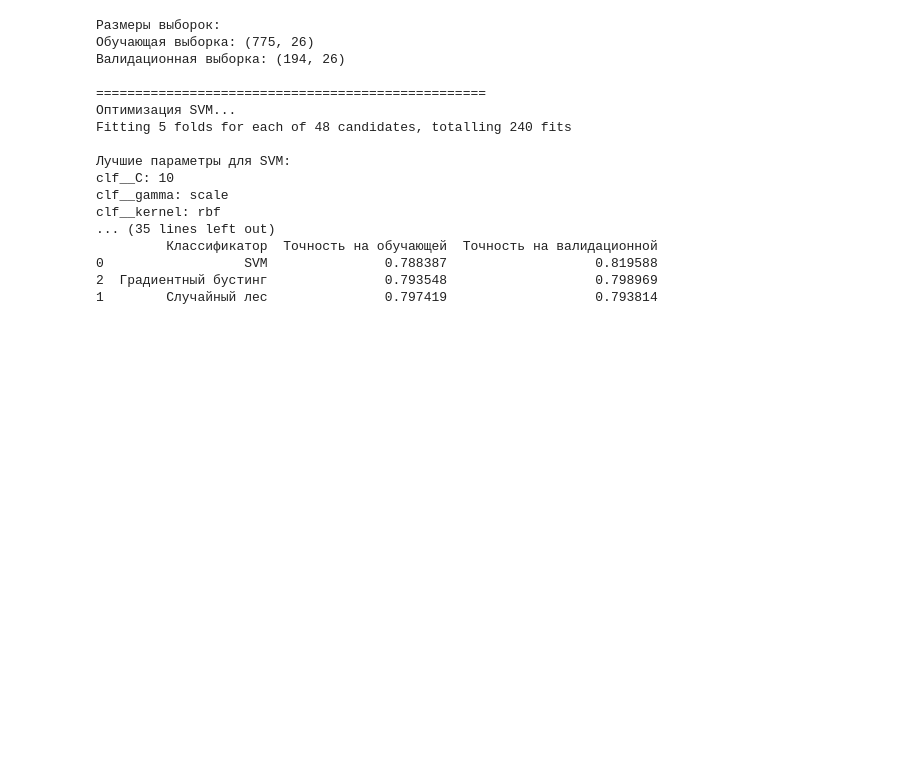
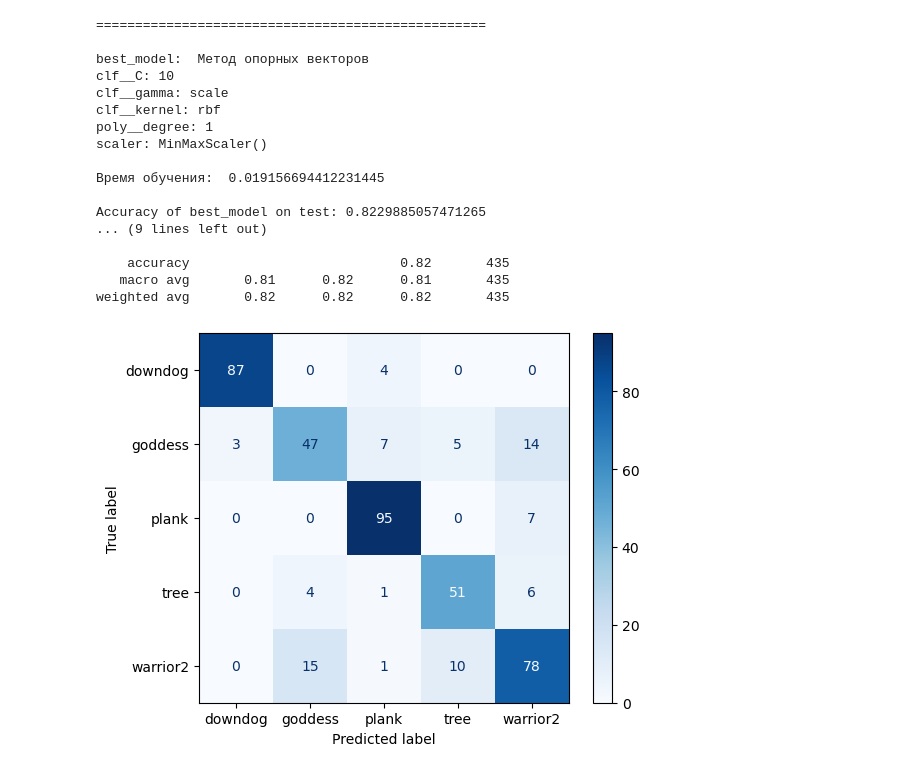
Before and after one commit to FessDemon/cours_pr, a Jupyter notebook: Классификаторы.ipynb, the cells around one changed output. Saved outputs shown, nothing was run; the diff lists cells and outputs as text; code cells hidden in the pictures; blank space fills up the shorter version.

```diff
--- a/Классификаторы.ipynb
+++ b/Классификаторы.ipynb
@@ -67,15 +68,25 @@ data_test['target'] = data_test['target'].map(mapping)
 X_test_angle = data_test.iloc[:, 2:-1]
 Y_test_angle = data_test['target']
 # %%
+Key_Points_MediaPipe = ['Nose', 'LeftEyeInnerCorner', 'LeftEye', 'LefEyeOuterCorner',
+              'RightEyeInnerCorner', 'RightEye', 'RightEyeOuterCorner',
+              'LeftEar', 'RightEar', 'MouthLeftCorner', 'MouthRightCorner', 'LeftShoulder', 'RightShoulder',
+              'LeftElbow', 'RightElbow', 'LeftWrist', 'RightWrist', 'LeftLittleFinger', 'RightLittleFinger',
+              'LeftIndexFinger', 'RightIndexFinger', 'LeftThumb', 'RightThumb',
+              'LeftHip', 'RightHip', 'LeftKnee', 'RightKnee', 'LeftAnkle', 'RightAnkle',
+              'LeftHeel', 'RightHeel', 'TheIndexFingerOfTheLeftFoot', 'TheIndexFingerOfTheRightFoot'
+]
 # Отбор признаков
-X_new = X[['Nose_x', 'Nose_y', 'LeftShoulder_x', 'LeftShoulder_y', 'RightShoulder_x', 'RightShoulder_y', 'LeftElbow_x', 'LeftElbow_y',
-                        'RightElbow_x', 'RightElbow_y', 'LeftWrist_x', 'LeftWrist_y', 'RightWrist_x', 'RightWrist_y',
-                        'LeftHip_x', 'LeftHip_y', 'RightHip_x', 'RightHip_y',
-                        'LeftKnee_x', 'LeftKnee_y', 'RightKnee_x', 'RightKnee_y', 'LeftAnkle_x', 'LeftAnkle_y', 'RightAnkle_x', 'RightAnkle_y']].copy()
-X_test_new = X_test[['Nose_x', 'Nose_y', 'LeftShoulder_x', 'LeftShoulder_y', 'RightShoulder_x', 'RightShoulder_y', 'LeftElbow_x', 'LeftElbow_y',
-                        'RightElbow_x', 'RightElbow_y', 'LeftWrist_x', 'LeftWrist_y', 'RightWrist_x', 'RightWrist_y',
-                        'LeftHip_x', 'LeftHip_y', 'RightHip_x', 'RightHip_y',
-                        'LeftKnee_x', 'LeftKnee_y', 'RightKnee_x', 'RightKnee_y', 'LeftAnkle_x', 'LeftAnkle_y', 'RightAnkle_x', 'RightAnkle_y']].copy()
+X_new = X[['Nose_x', 'Nose_y', 'LeftEye_x', 'LeftEye_y', 'RightEye_x', 'RightEye_y', 'LeftEar_x', 'LeftEar_y', 'RightEar_x', 'RightEar_y',
+           'LeftShoulder_x', 'LeftShoulder_y', 'RightShoulder_x', 'RightShoulder_y', 'LeftElbow_x', 'LeftElbow_y',
+            'RightElbow_x', 'RightElbow_y', 'LeftWrist_x', 'LeftWrist_y', 'RightWrist_x', 'RightWrist_y',
+            'LeftHip_x', 'LeftHip_y', 'RightHip_x', 'RightHip_y',
+            'LeftKnee_x', 'LeftKnee_y', 'RightKnee_x', 'RightKnee_y', 'LeftAnkle_x', 'LeftAnkle_y', 'RightAnkle_x', 'RightAnkle_y']].copy()
+X_test_new = X_test[['Nose_x', 'Nose_y', 'LeftEye_x', 'LeftEye_y', 'RightEye_x', 'RightEye_y', 'LeftEar_x', 'LeftEar_y', 'RightEar_x', 'RightEar_y',
+           'LeftShoulder_x', 'LeftShoulder_y', 'RightShoulder_x', 'RightShoulder_y', 'LeftElbow_x', 'LeftElbow_y',
+            'RightElbow_x', 'RightElbow_y', 'LeftWrist_x', 'LeftWrist_y', 'RightWrist_x', 'RightWrist_y',
+            'LeftHip_x', 'LeftHip_y', 'RightHip_x', 'RightHip_y',
+            'LeftKnee_x', 'LeftKnee_y', 'RightKnee_x', 'RightKnee_y', 'LeftAnkle_x', 'LeftAnkle_y', 'RightAnkle_x', 'RightAnkle_y']].copy()
 # %%
 #Датасеты на YOLO
 
@@ -312,0 +421,6 @@ def optimal_arh(X, y, names_classifiers):
+# %%
+# Создание массива меток (классов поз)
+label = []
+for i in Y_test:
+    if not(i in label):
+        label.append(i)
@@ -335,0 +671,2 @@ AdaBoost                       0.618065             0.525773
+# %%
+X_best_dataset_train, X_best_dataset_test, best_model, best_name_model, best_param = Grid_Search_CV('mediapipe_new', X_new, Y, X_test_new, 3)
@@ -336,21 +695,22 @@ AdaBoost                       0.618065             0.525773
 # %%
-# Выбор оптимальной архитектуры
-optimal_arh(X_new, Y, {'SVM', 'Случайный лес', 'Градиентный бустинг'})
+# Обучение оптимального классификатора на всем обучающем наборе и оценка его качества
+print_result(X_best_dataset_train, Y, X_best_dataset_test, Y_test, best_model, best_name_model, best_param)
 # %% [output]
-Размеры выборок:
-Обучающая выборка: (775, 26)
-Валидационная выборка: (194, 26)
+==================================================
 
-==================================================
-Оптимизация SVM...
-Fitting 5 folds for each of 48 candidates, totalling 240 fits
-
-Лучшие параметры для SVM:
+best_model:  Метод опорных векторов
 clf__C: 10
 clf__gamma: scale
 clf__kernel: rbf
-... (35 lines left out)
-         Классификатор  Точность на обучающей  Точность на валидационной
-0                  SVM               0.788387                   0.819588
-2  Градиентный бустинг               0.793548                   0.798969
-1        Случайный лес               0.797419                   0.793814
+poly__degree: 1
+scaler: MinMaxScaler()
+
+Время обучения:  0.019156694412231445
+
+Accuracy of best_model on test: 0.8229885057471265
+... (9 lines left out)
+
+    accuracy                           0.82       435
+   macro avg       0.81      0.82      0.81       435
+weighted avg       0.82      0.82      0.82       435
+[figure, added]
```
Also changed, not shown: parts of 36 cells of this notebook, 2 other files.
